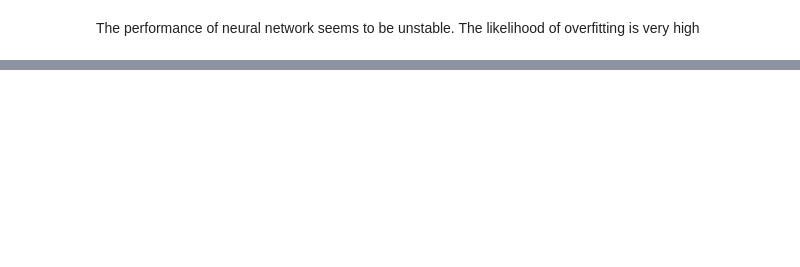
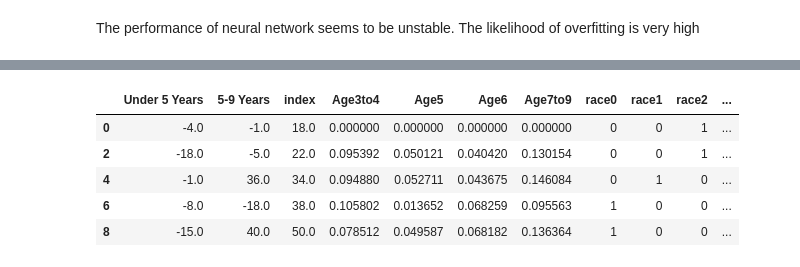
Before and after one commit to HaichaoWu/1001_project, a Jupyter notebook: Weitao/notebook_Weitao.ipynb, the cells around one changed output, grey strips where cells are left out. Drawn from its saved outputs; the diff is of its cells as text; code cells hidden in the pictures; blank space fills up the shorter version.

```diff
--- a/Weitao/notebook_Weitao.ipynb
+++ b/Weitao/notebook_Weitao.ipynb
@@ -520,0 +521,13 @@ print(min(vali_MRAE))
+# %%
+X_train = df[msk].drop('Count of Students',1)
+y_train = df[msk]['Count of Students']
+X_test = df[~msk].drop('Count of Students',1)
+y_test = df[~msk]['Count of Students']
+X_train.head()
+# %% [output]
+|  | Under 5 Years | 5-9 Years | index | Age3to4 | Age5 | Age6 | Age7to9 | race0 | race1 | race2 | ... |
+| 0 | -4.0 | -1.0 | 18.0 | 0.000000 | 0.000000 | 0.000000 | 0.000000 | 0 | 0 | 1 | ... |
+| 2 | -18.0 | -5.0 | 22.0 | 0.095392 | 0.050121 | 0.040420 | 0.130154 | 0 | 0 | 1 | ... |
+| 4 | -1.0 | 36.0 | 34.0 | 0.094880 | 0.052711 | 0.043675 | 0.146084 | 0 | 1 | 0 | ... |
+| 6 | -8.0 | -18.0 | 38.0 | 0.105802 | 0.013652 | 0.068259 | 0.095563 | 1 | 0 | 0 | ... |
+| 8 | -15.0 | 40.0 | 50.0 | 0.078512 | 0.049587 | 0.068182 | 0.136364 | 1 | 0 | 0 | ... |
```
Also changed, not shown: parts of 13 cells of this notebook, 2 other files.
